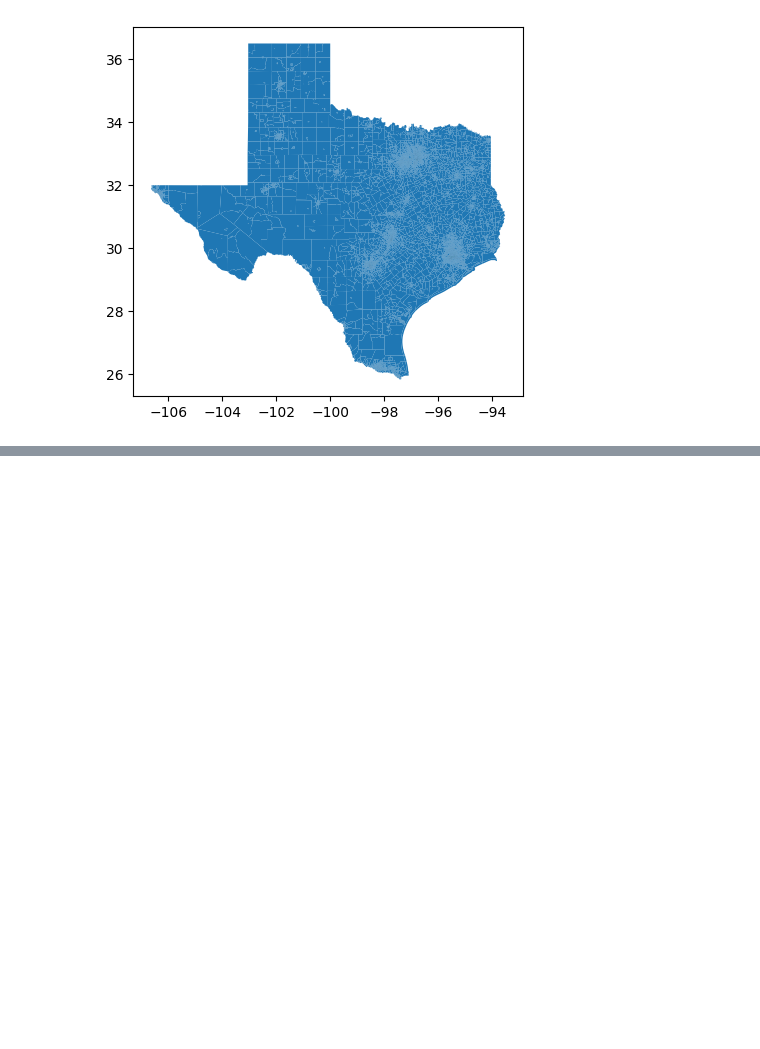
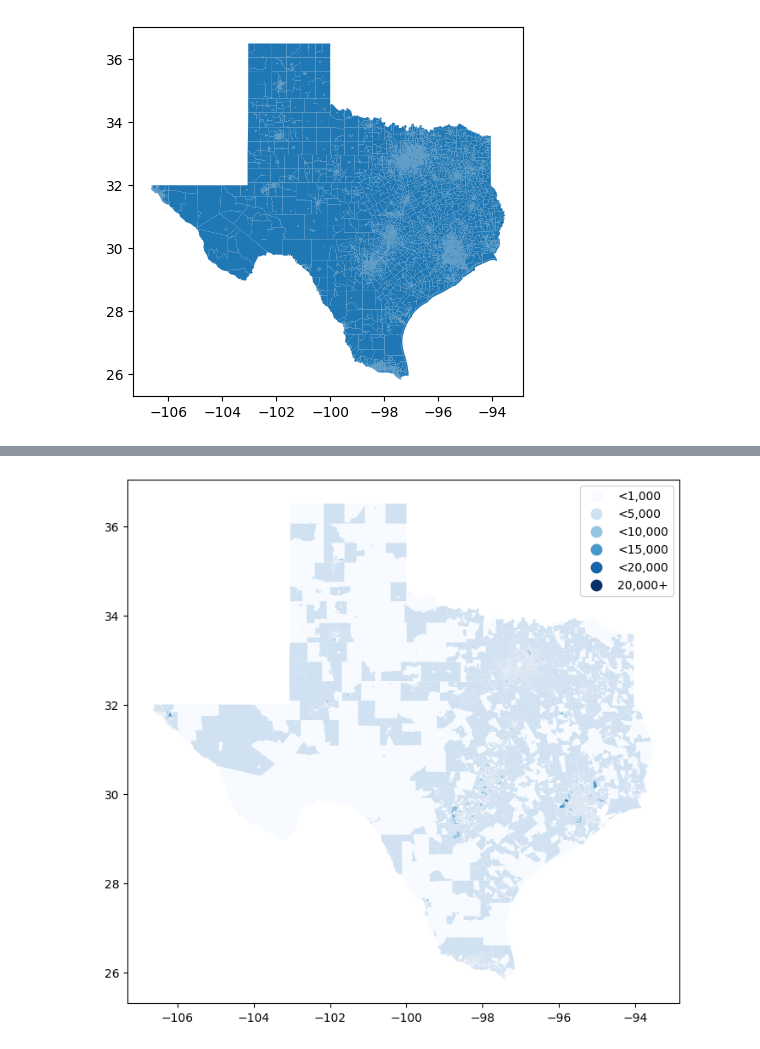
Before and after one commit to natalielarowe/MADS_Capstone, a Jupyter notebook: nl_analysis.ipynb, the cells around one changed output, grey strips where cells are left out. Saved outputs shown, nothing was run; the diff lists cells and outputs as text; code cells hidden in the pictures; blank space fills up the shorter version.

```diff
--- a/nl_analysis.ipynb
+++ b/nl_analysis.ipynb
@@ -16,0 +127,13 @@ plt.show()
+# %%
+bins = [0, 1000, 5000, 10000, 15000, 20000,  np.inf]
+labels = ['<1,000', '<5,000', '<10,000', '<15,000', '<20,000', '20,000+']
+df['Population Bins'] = pd.cut(df['Total Population'], bins=bins, labels=labels)
+# %%
+df_geo = pd.merge(df, gdf,left_on='Geo Index', right_on='GEOIDFQ', how='left')
+df_geo = gpd.GeoDataFrame(df_geo, geometry='geometry')
+
+fig, ax = plt.subplots(figsize=(10,8))
+df_geo.plot(column='Population Bins', cmap='Blues', legend=True, ax=ax)
+plt.show()
+# %% [output]
+[figure, added]
```
Also changed, not shown: parts of 9 cells of this notebook.
